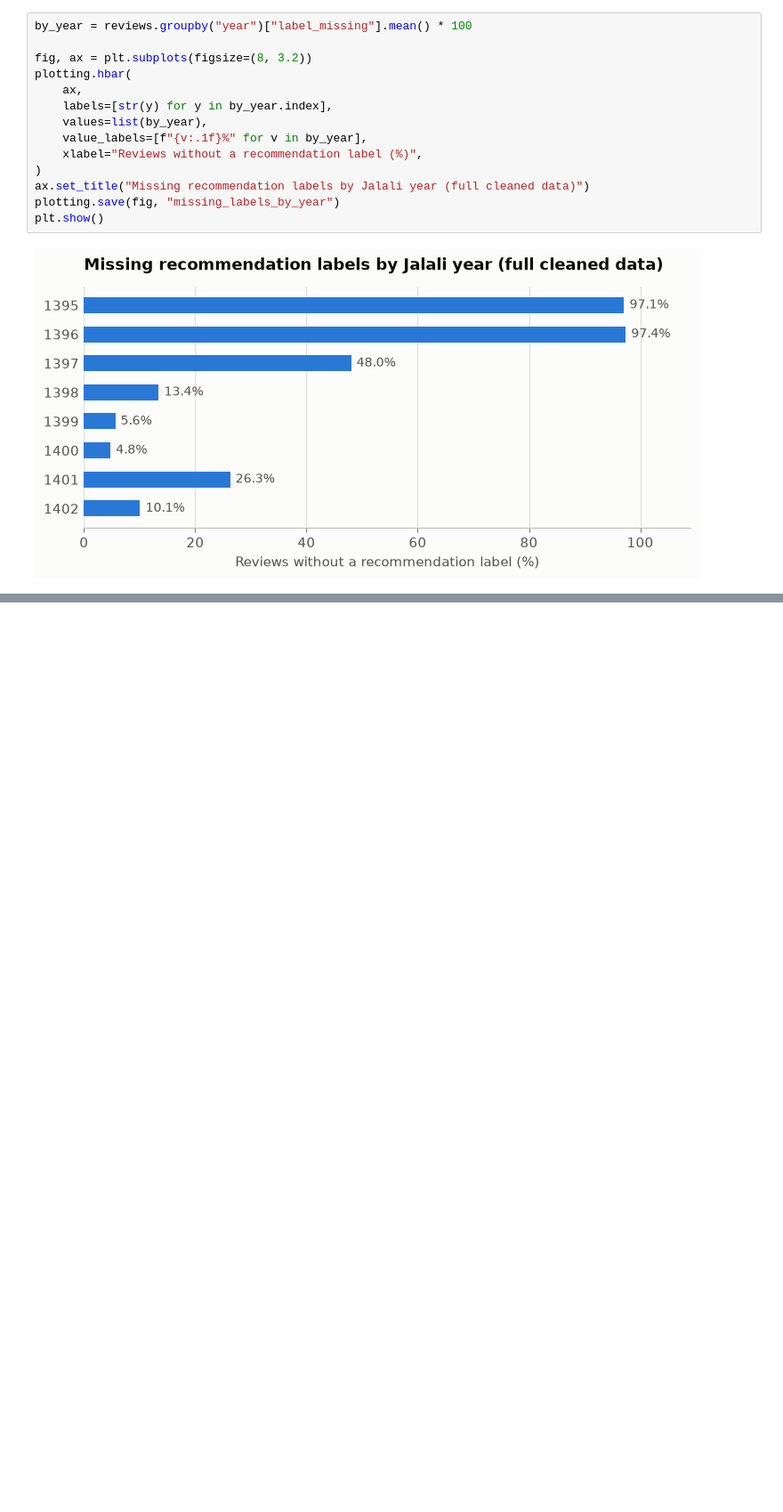
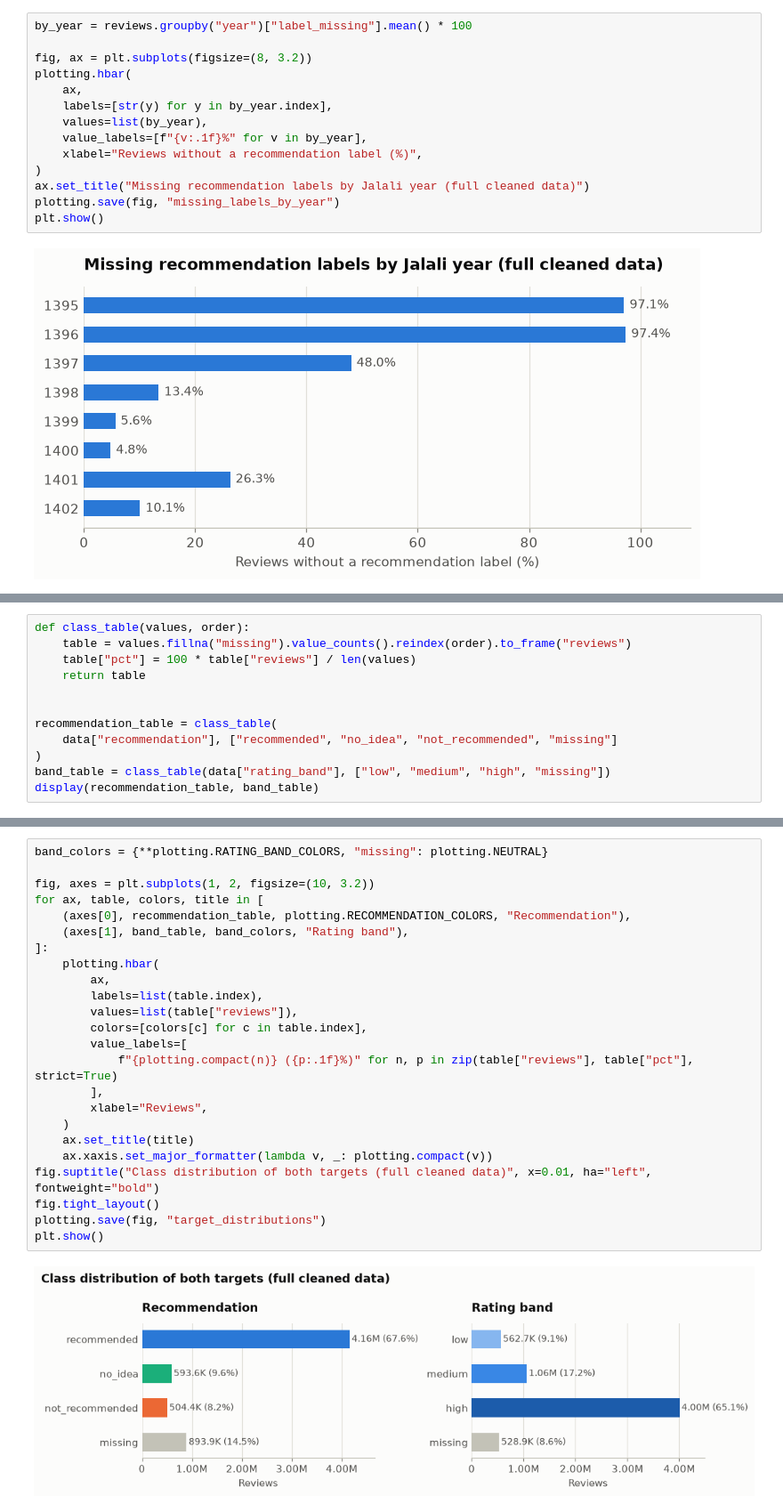
Before and after one commit to alidarviish/digikala-review-analysis, a Jupyter notebook: notebooks/01_descriptive_analysis.ipynb, the cells around one changed output, grey strips where cells are left out. Shown at 89% size. Drawn from its saved outputs; the diff is of its cells as text; blank space fills up the shorter version.

```diff
--- a/notebooks/01_descriptive_analysis.ipynb
+++ b/notebooks/01_descriptive_analysis.ipynb
@@ -675,0 +786,12 @@ reviews per product. The next section checks this.
+# %%
+def class_table(values, order):
+    table = values.fillna("missing").value_counts().reindex(order).to_frame("reviews")
+    table["pct"] = 100 * table["reviews"] / len(values)
+    return table
+
+
+recommendation_table = class_table(
+    data["recommendation"], ["recommended", "no_idea", "not_recommended", "missing"]
+)
+band_table = class_table(data["rating_band"], ["low", "medium", "high", "missing"])
+display(recommendation_table, band_table)
@@ -675,0 +811,26 @@ reviews per product. The next section checks this.
+# %%
+band_colors = {**plotting.RATING_BAND_COLORS, "missing": plotting.NEUTRAL}
+
+fig, axes = plt.subplots(1, 2, figsize=(10, 3.2))
+for ax, table, colors, title in [
+    (axes[0], recommendation_table, plotting.RECOMMENDATION_COLORS, "Recommendation"),
+    (axes[1], band_table, band_colors, "Rating band"),
+]:
+    plotting.hbar(
+        ax,
+        labels=list(table.index),
+        values=list(table["reviews"]),
+        colors=[colors[c] for c in table.index],
+        value_labels=[
+            f"{plotting.compact(n)} ({p:.1f}%)" for n, p in zip(table["reviews"], table["pct"], strict=True)
+        ],
+        xlabel="Reviews",
+    )
+    ax.set_title(title)
+    ax.xaxis.set_major_formatter(lambda v, _: plotting.compact(v))
+fig.suptitle("Class distribution of both targets (full cleaned data)", x=0.01, ha="left", fontweight="bold")
+fig.tight_layout()
+plotting.save(fig, "target_distributions")
+plt.show()
+# %% [output]
+[figure, added]
```
Also changed, not shown: parts of 25 cells of this notebook, 4 other files.
